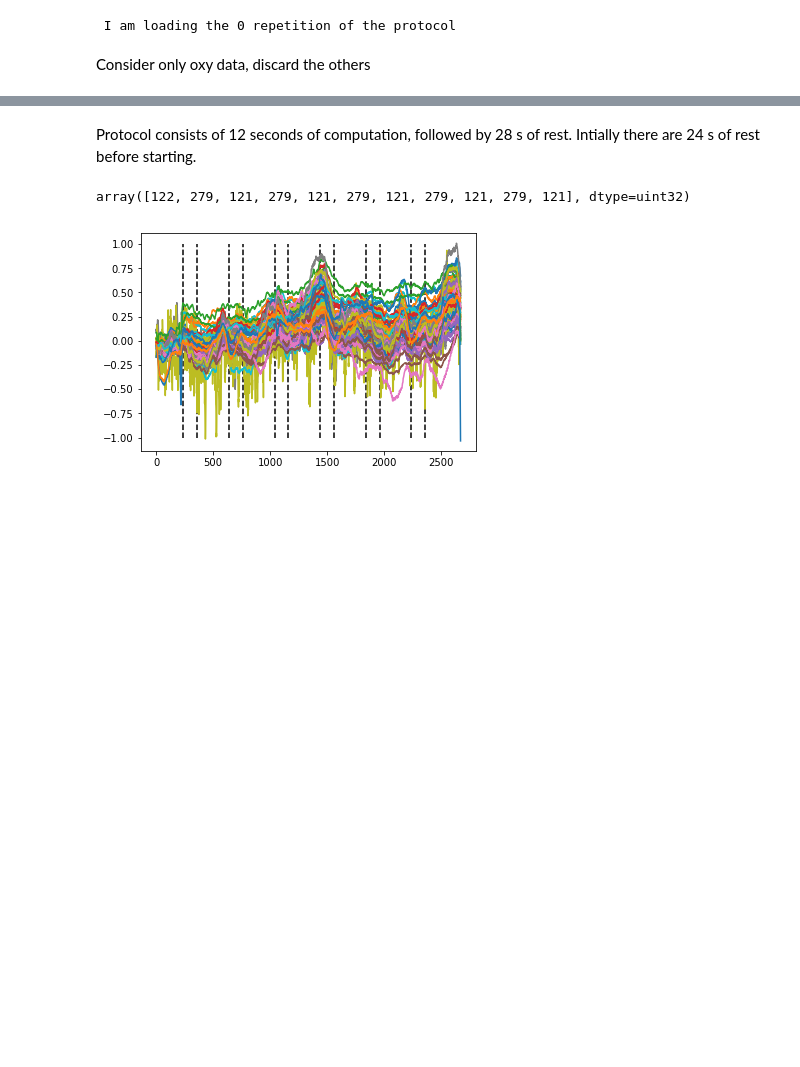
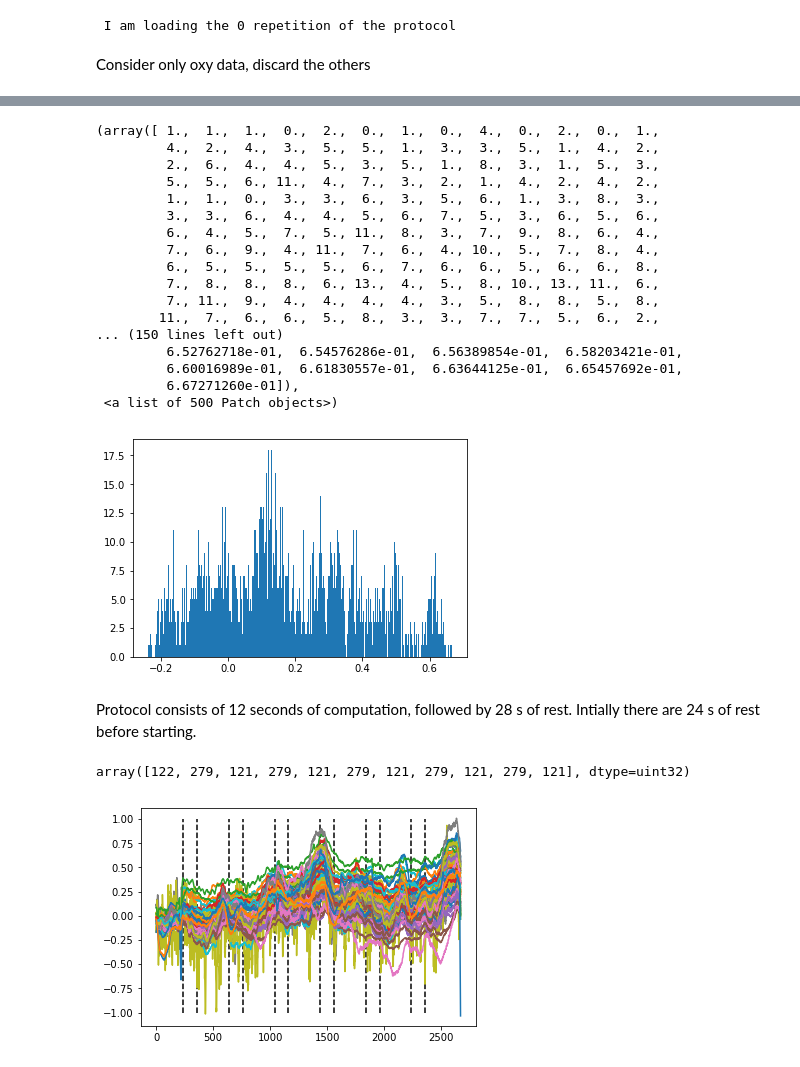
Before and after one commit to g-torr/data-driven, a Jupyter notebook: oxy.ipynb, the cells around one changed output, grey strips where cells are left out. Drawn from its saved outputs; the diff is of its cells as text; code cells hidden in the pictures; blank space fills up the shorter version.

```diff
--- a/oxy.ipynb
+++ b/oxy.ipynb
@@ -73,3 +91,24 @@ cov(oxy[:,roi1+roi2+roi3],rowvar=False).min()
+# %%
+hist(signal[:,0],bins=500)
+# %% [output]
+(array([ 1.,  1.,  1.,  0.,  2.,  0.,  1.,  0.,  4.,  0.,  2.,  0.,  1.,
+         4.,  2.,  4.,  3.,  5.,  5.,  1.,  3.,  3.,  5.,  1.,  4.,  2.,
+         2.,  6.,  4.,  4.,  5.,  3.,  5.,  1.,  8.,  3.,  1.,  5.,  3.,
+         5.,  5.,  6., 11.,  4.,  7.,  3.,  2.,  1.,  4.,  2.,  4.,  2.,
+         1.,  1.,  0.,  3.,  3.,  6.,  3.,  5.,  6.,  1.,  3.,  8.,  3.,
+         3.,  3.,  6.,  4.,  4.,  5.,  6.,  7.,  5.,  3.,  6.,  5.,  6.,
+         6.,  4.,  5.,  7.,  5., 11.,  8.,  3.,  7.,  9.,  8.,  6.,  4.,
+         7.,  6.,  9.,  4., 11.,  7.,  6.,  4., 10.,  5.,  7.,  8.,  4.,
+         6.,  5.,  5.,  5.,  5.,  6.,  7.,  6.,  6.,  5.,  6.,  6.,  8.,
+         7.,  8.,  8.,  8.,  6., 13.,  4.,  5.,  8., 10., 13., 11.,  6.,
+         7., 11.,  9.,  4.,  4.,  4.,  4.,  3.,  5.,  8.,  8.,  5.,  8.,
+        11.,  7.,  6.,  6.,  5.,  8.,  3.,  3.,  7.,  7.,  5.,  6.,  2.,
+... (150 lines left out)
+         6.52762718e-01,  6.54576286e-01,  6.56389854e-01,  6.58203421e-01,
+         6.60016989e-01,  6.61830557e-01,  6.63644125e-01,  6.65457692e-01,
+         6.67271260e-01]),
+ <a list of 500 Patch objects>)
+[figure, added]
 # %% [markdown]
 Protocol consists of 12 seconds of computation, followed by 28 s of rest. Intially there are 24 s of rest before starting.
 # %%
```
Also changed, not shown: parts of 9 cells of this notebook, 3 other files.
